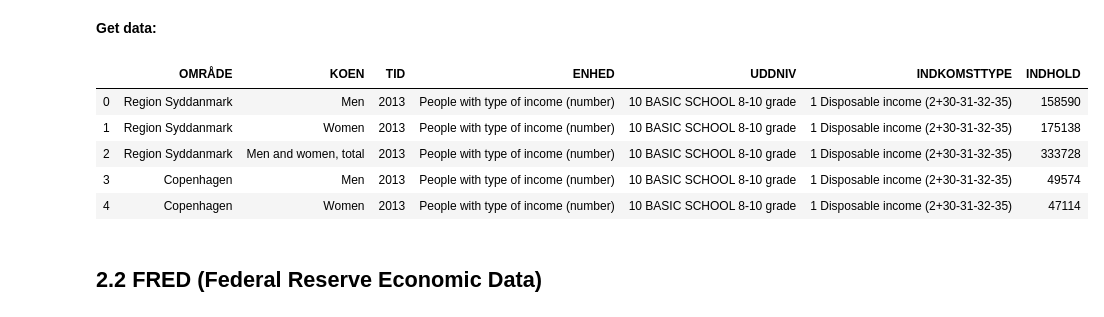
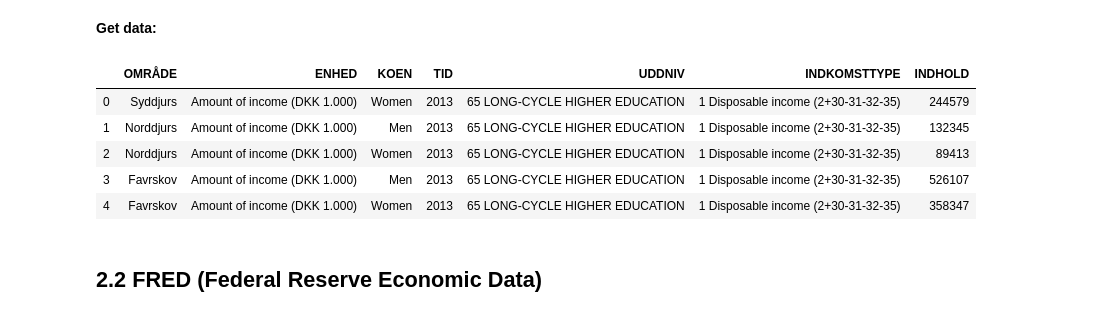
Before and after one commit to NumEconCopenhagen/lectures-2020, a Jupyter notebook: web/08/Basic_data_analysis.ipynb, the cells around one changed output. Cells and saved outputs as stored; diff of their text form; code cells hidden in the pictures.

```diff
--- a/web/08/Basic_data_analysis.ipynb
+++ b/web/08/Basic_data_analysis.ipynb
@@ -369,15 +396,16 @@ indk_vars
 # %% [markdown]
 **Get data:**
 # %%
-inc_api = Dst.get_data(table_id = 'INDKP107', variables={'OMRÅDE':['*'], 'KOEN':['*'], 'TID':['*']})
+variables = {'OMRÅDE':['*'],'ENHED':['110'],'KOEN':['M','K'],'TID':['*'],'UDDNIV':['65'],'INDKOMSTTYPE':['100']}
+inc_api = Dst.get_data(table_id = 'INDKP107', variables=variables)
 inc_api.head(5)
 # %% [output]
-|  | OMRÅDE | KOEN | TID | ENHED | UDDNIV | INDKOMSTTYPE | INDHOLD |
-| 0 | Region Syddanmark | Men | 2013 | People with type of income (number) | 10 BASIC SCHOOL 8-10 grade | 1 Disposable income (2+30-31-32-35) | 158590 |
-| 1 | Region Syddanmark | Women | 2013 | People with type of income (number) | 10 BASIC SCHOOL 8-10 grade | 1 Disposable income (2+30-31-32-35) | 175138 |
-| 2 | Region Syddanmark | Men and women, total | 2013 | People with type of income (number) | 10 BASIC SCHOOL 8-10 grade | 1 Disposable income (2+30-31-32-35) | 333728 |
-| 3 | Copenhagen | Men | 2013 | People with type of income (number) | 10 BASIC SCHOOL 8-10 grade | 1 Disposable income (2+30-31-32-35) | 49574 |
-| 4 | Copenhagen | Women | 2013 | People with type of income (number) | 10 BASIC SCHOOL 8-10 grade | 1 Disposable income (2+30-31-32-35) | 47114 |
+|  | OMRÅDE | ENHED | KOEN | TID | UDDNIV | INDKOMSTTYPE | INDHOLD |
+| 0 | Syddjurs | Amount of income (DKK 1.000) | Women | 2013 | 65 LONG-CYCLE HIGHER EDUCATION | 1 Disposable income (2+30-31-32-35) | 244579 |
+| 1 | Norddjurs | Amount of income (DKK 1.000) | Men | 2013 | 65 LONG-CYCLE HIGHER EDUCATION | 1 Disposable income (2+30-31-32-35) | 132345 |
+| 2 | Norddjurs | Amount of income (DKK 1.000) | Women | 2013 | 65 LONG-CYCLE HIGHER EDUCATION | 1 Disposable income (2+30-31-32-35) | 89413 |
+| 3 | Favrskov | Amount of income (DKK 1.000) | Men | 2013 | 65 LONG-CYCLE HIGHER EDUCATION | 1 Disposable income (2+30-31-32-35) | 526107 |
+| 4 | Favrskov | Amount of income (DKK 1.000) | Women | 2013 | 65 LONG-CYCLE HIGHER EDUCATION | 1 Disposable income (2+30-31-32-35) | 358347 |
 # %% [markdown]
 ## 2.2 FRED (Federal Reserve Economic Data)
 # %% [markdown]
```
Also changed, not shown: parts of 9 cells of this notebook, 1 other file.
